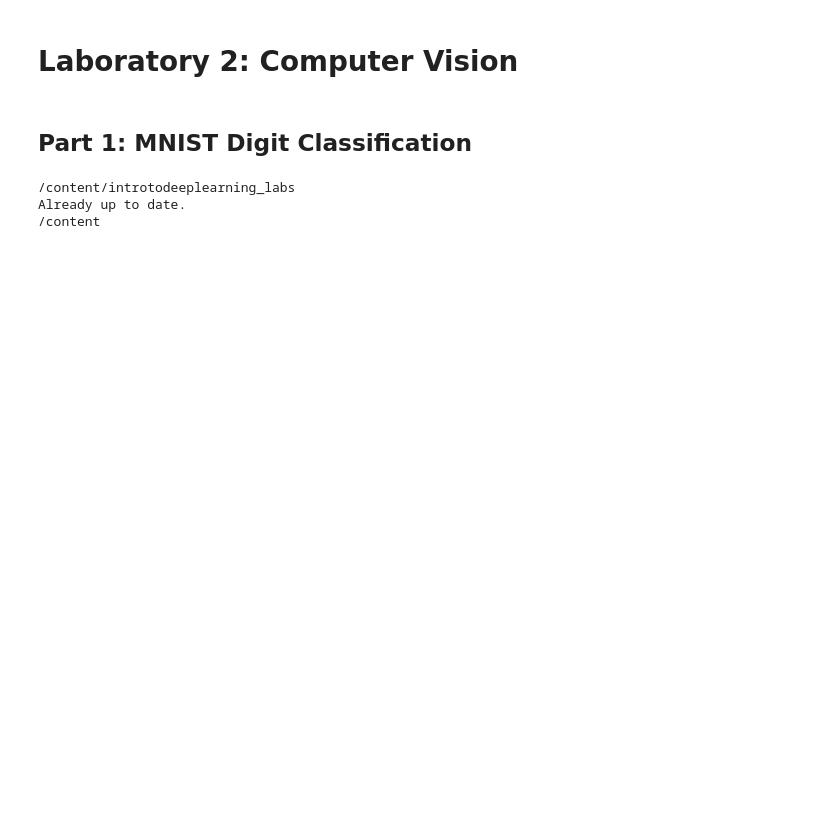
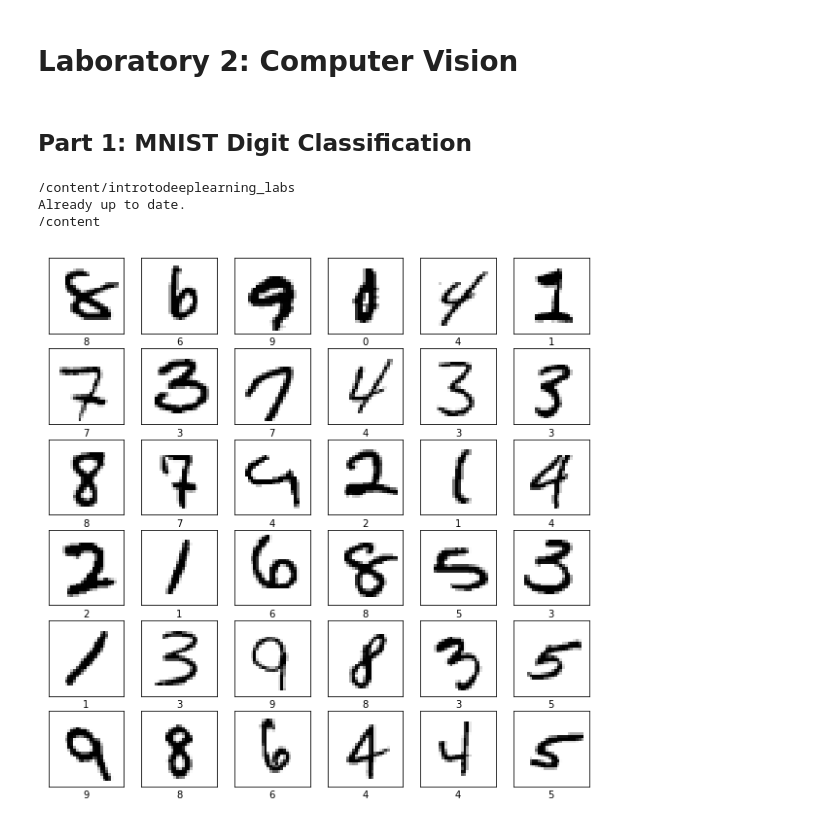
Before and after one commit to freison/DeepLearning, a Jupyter notebook: Part1_mnist.ipynb, the cells around one changed output. Drawn from its saved outputs; the diff is of its cells as text; code cells hidden in the pictures; blank space fills up the shorter version.

```diff
--- a/Part1_mnist.ipynb
+++ b/Part1_mnist.ipynb
@@ -27,21 +27,23 @@ Already up to date.
 # %%
 mnist = tf.keras.datasets.mnist
 (train_images, train_labels), (test_images, test_labels) = mnist.load_data()
-train_images = np.expand_dims(train_images, axis = 1)/255
+train_images = np.expand_dims(train_images, axis = -1)/255.
 train_labels = np.int64(train_labels)
-test_images = np.expand_dims(test_images, axis = 1)/255
+test_images = np.expand_dims(test_images, axis = -1)/255.
 test_labels = np.int64(test_labels)
 # %%
-plt.figure(figsize = (10,10))
-random_inds = np.random.choice(60000,50)
-for i in range(50):
-  plt.subplot(5,10,i+1)
-  plt.xticks([])
-  plt.yticks([])
-  plt.grid(False)
-  image_ind = random_inds[i]
-  plt.imshow(np.squeeze(train_images[image_ind]), cmap=plt.cm.binary)
-  plt.xlabel(train_labels[image_ind])
+plt.figure(figsize=(10,10))
+random_inds = np.random.choice(60000,36)
+for i in range(36):
+    plt.subplot(6,6,i+1)
+    plt.xticks([])
+    plt.yticks([])
+    plt.grid(False)
+    image_ind = random_inds[i]
+    plt.imshow(np.squeeze(train_images[image_ind]), cmap=plt.cm.binary)
+    plt.xlabel(train_labels[image_ind])
+# %% [output]
+[figure, added]
 # %%
 # Fully connected neural network architecture
 def build_fc_model():
```
Also changed, not shown: parts of 5 cells of this notebook.
